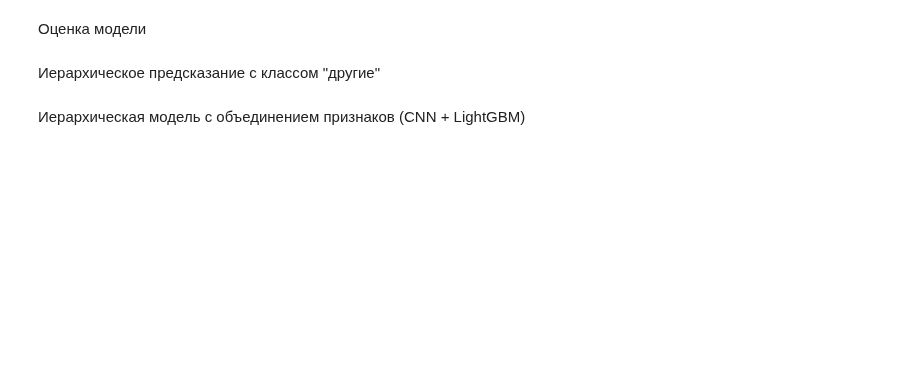
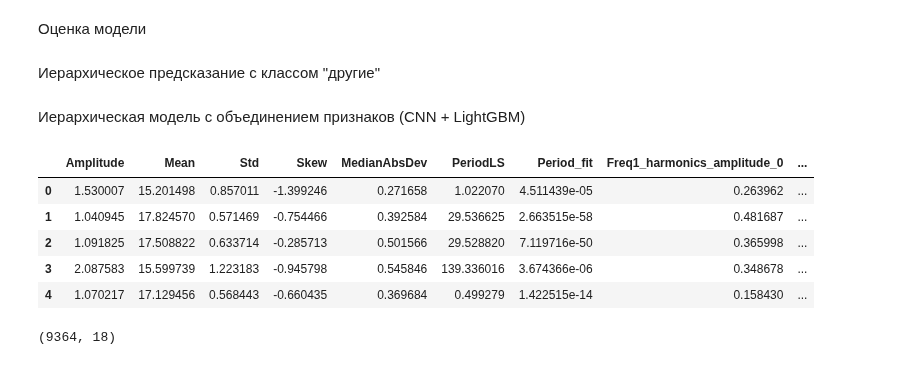
Before and after one commit to zLPrime/astro-guard, a Jupyter notebook: classificaton_varstars.ipynb, the cells around one changed output. Cells and saved outputs as stored; diff of their text form; code cells hidden in the pictures; blank space fills up the shorter version.

```diff
--- a/classificaton_varstars.ipynb
+++ b/classificaton_varstars.ipynb
@@ -961,0 +1262,3 @@ cnn_arrays =
+# %%
+categories = ['cataclysmic', 'ECLIPSING', 'ERUPTIVE',
+              'PULSATING', 'ROTATING', 'xray']
@@ -961,0 +1272,17 @@ cnn_arrays =
+# %%
+df_names = [f"{cat}_features_df" for cat in categories]
+combined_features_df = pd.concat([globals()[name] for name in df_names], \
+            axis=0, ignore_index=True)
+# %%
+combined_features_df.head(5)
+# %% [output]
+|  | Amplitude | Mean | Std | Skew | MedianAbsDev | PeriodLS | Period_fit | Freq1_harmonics_amplitude_0 | ... |
+| 0 | 1.530007 | 15.201498 | 0.857011 | -1.399246 | 0.271658 | 1.022070 | 4.511439e-05 | 0.263962 | ... |
+| 1 | 1.040945 | 17.824570 | 0.571469 | -0.754466 | 0.392584 | 29.536625 | 2.663515e-58 | 0.481687 | ... |
+| 2 | 1.091825 | 17.508822 | 0.633714 | -0.285713 | 0.501566 | 29.528820 | 7.119716e-50 | 0.365998 | ... |
+| 3 | 2.087583 | 15.599739 | 1.223183 | -0.945798 | 0.545846 | 139.336016 | 3.674366e-06 | 0.348678 | ... |
+| 4 | 1.070217 | 17.129456 | 0.568443 | -0.660435 | 0.369684 | 0.499279 | 1.422515e-14 | 0.158430 | ... |
+# %%
+combined_features_df.shape
+# %% [output]
+(9364, 18)
```
Also changed, not shown: parts of 70 cells of this notebook, 1 other file.
